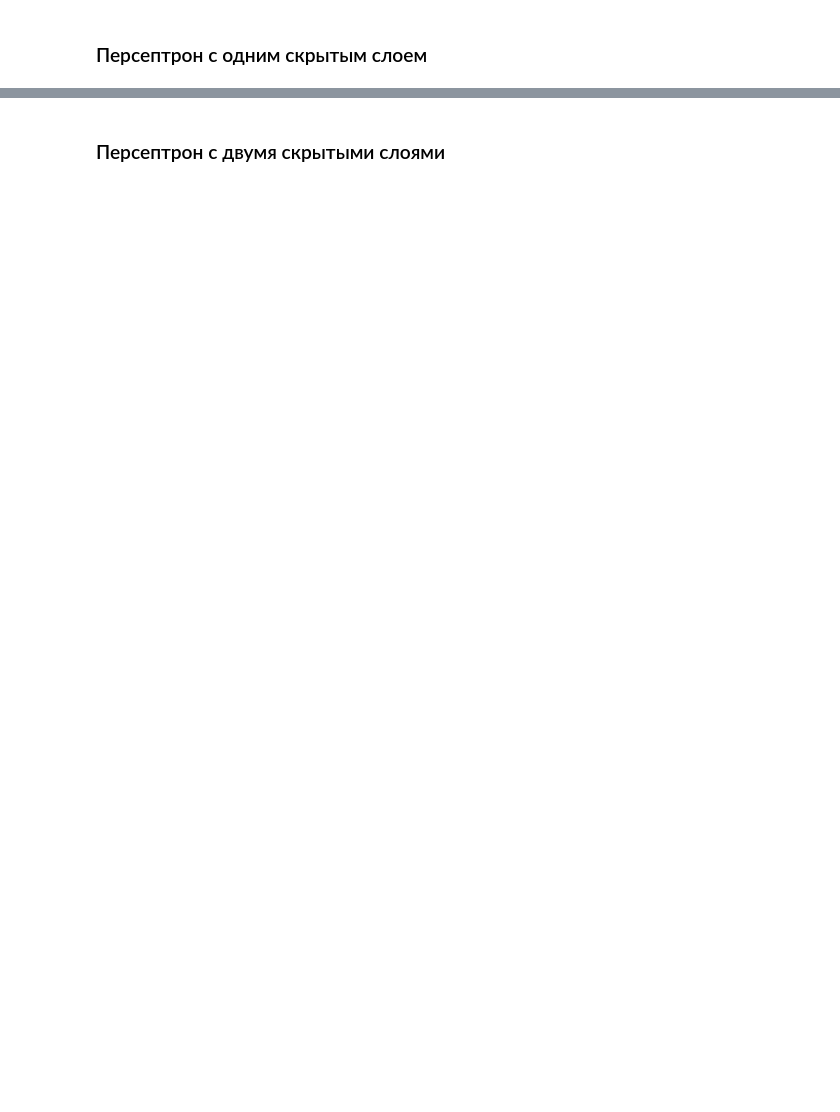
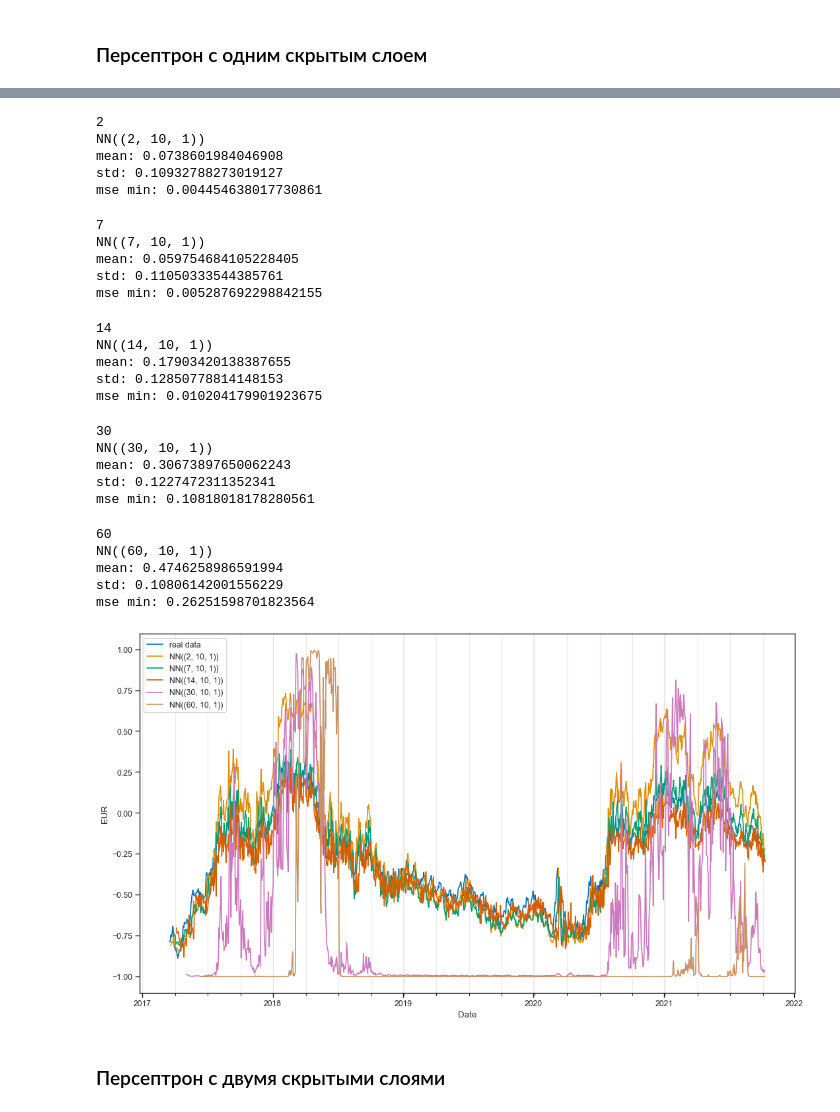
Before and after one commit to RelaxingCoyote/neural_networks, a Jupyter notebook: lb 1 dollar to euro forecasting/dollar_to_euro.ipynb, the cells around one changed output, grey strips where cells are left out. Cells and saved outputs as stored; diff of their text form; code cells hidden in the pictures; blank space fills up the shorter version.

```diff
--- a/lb 1 dollar to euro forecasting/dollar_to_euro.ipynb
+++ b/lb 1 dollar to euro forecasting/dollar_to_euro.ipynb
@@ -367,16 +478,2 @@ std: 0.0
 # %% [markdown]
 ### Персептрон с одним скрытым слоем
-# %%
-ITERATIONS = 10
-
-for tau_current_experiment in tqdm(TAU_LIST):
-    mse = np.array([])
-    for iteration in range(ITERATIONS):
-        net = NN((tau_current_experiment,int(3/2*tau_current_experiment),1))
-        train_loss = train(net,data_train['EUR'].to_numpy(),epochs=10,tau=tau_current_experiment)
-        mse_current = test_model(net,data_test['EUR'].to_numpy(),tau_current_experiment)
-        mse = np.hstack((mse,mse_current))
-    print(tau_current_experiment)
-    print(net)
-    print('mean:',mse.mean())
-    print('std:',mse.std())
@@ -408,2 +480,45 @@ std: 0.0
+# %%
+sns.lineplot(x=data_test.loc[:,'Date'], y=data_test.loc[:,'EUR'], label='real data')
+for tau_current_experiment in tqdm(TAU_LIST):
+    mse = np.array([])
+    for iteration in range(ITERATIONS):
+        net = NN((tau_current_experiment,10,1))
+        train_loss = train(net,data_train['EUR'].to_numpy(),epochs=EPOCHS,tau=tau_current_experiment)
+        mse_current = test_model(net,data_test['EUR'].to_numpy(),tau_current_experiment)
+        mse = np.hstack((mse,mse_current))
+    eur_pred_list = forecast_timeseries(net, data_test['EUR'].to_numpy(), tau_current_experiment)
+    sns.lineplot(x=data_test.loc[tau_current_experiment:,'Date'], y=eur_pred_list, label=net)
+    print(tau_current_experiment)
+    print(net)
+    print('mean:',mse.mean())
+    print('std:',mse.std())
+    print('mse min:',np.min(mse))
+# %% [output]
+2
+NN((2, 10, 1))
+mean: 0.0738601984046908
+std: 0.10932788273019127
+mse min: 0.004454638017730861
+7
+NN((7, 10, 1))
+mean: 0.059754684105228405
+std: 0.11050333544385761
+mse min: 0.005287692298842155
+14
+NN((14, 10, 1))
+mean: 0.17903420138387655
+std: 0.12850778814148153
+mse min: 0.010204179901923675
+30
+NN((30, 10, 1))
+mean: 0.30673897650062243
+std: 0.1227472311352341
+mse min: 0.10818018178280561
+60
+NN((60, 10, 1))
+mean: 0.4746258986591994
+std: 0.10806142001556229
+mse min: 0.26251598701823564
+[figure, added]
 # %% [markdown]
 ### Персептрон с двумя скрытыми слоями
```
Also changed, not shown: parts of 32 cells of this notebook.
